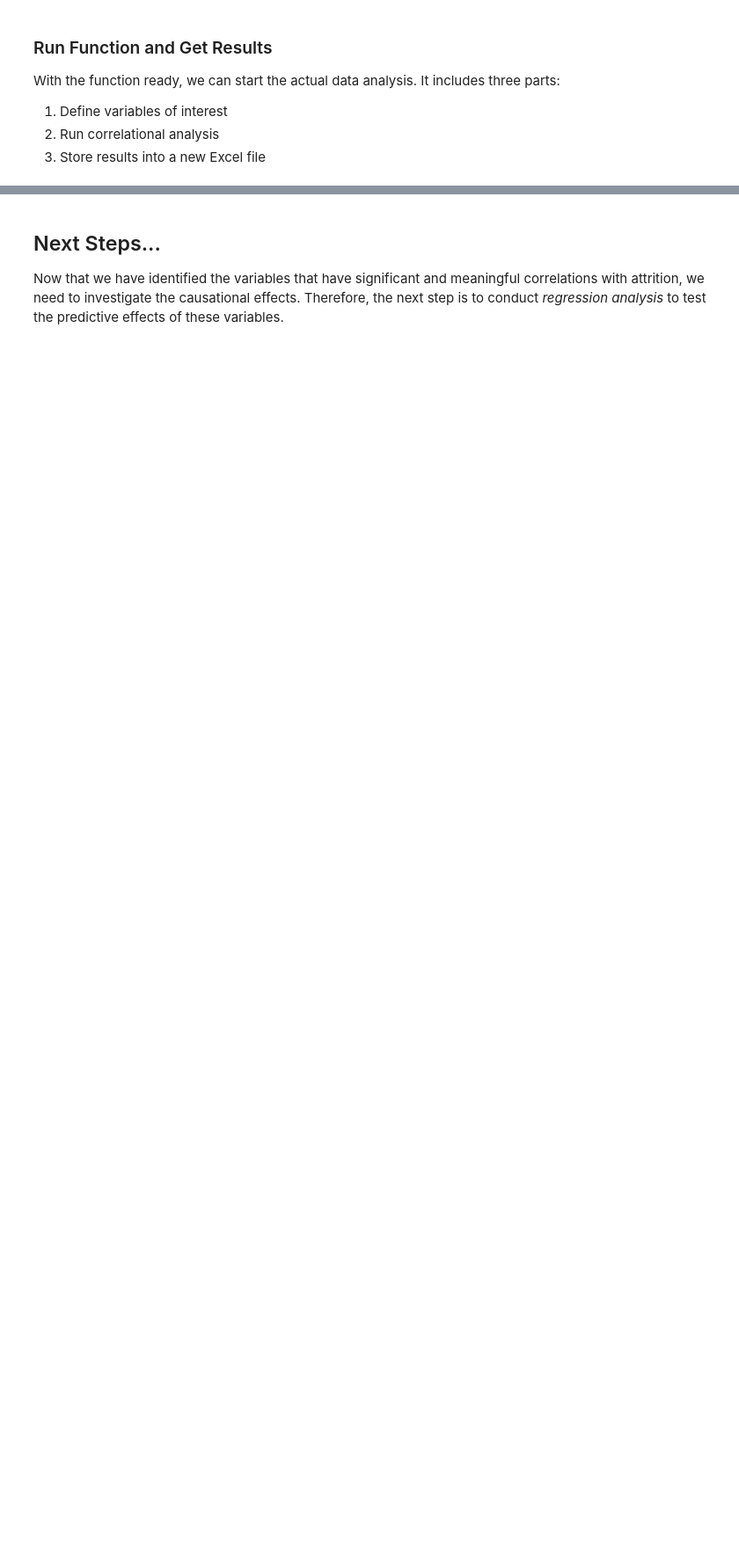
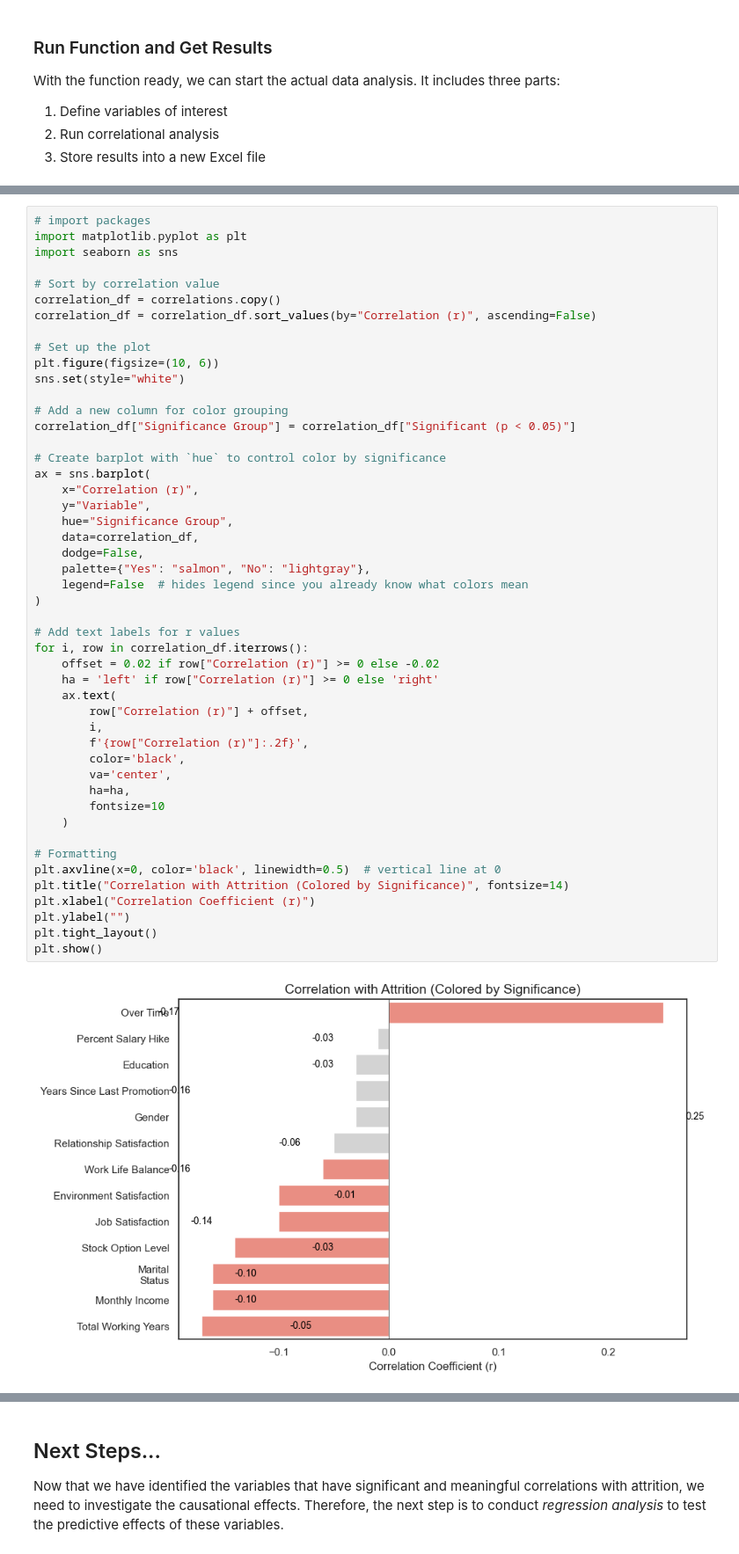
Before and after one commit to candychenye129/employee-attrition, a Jupyter notebook: Data Analysis.ipynb, the cells around one changed output, grey strips where cells are left out. Shown at 88% size. Drawn from its saved outputs; the diff is of its cells as text; blank space fills up the shorter version.

Commit message:
Updated reliability + correlational analysis

```diff
--- a/Data Analysis.ipynb
+++ b/Data Analysis.ipynb
@@ -175,0 +167,50 @@ with pd.ExcelWriter("correlation_results.xlsx",
+# %%
+# import packages
+import matplotlib.pyplot as plt
+import seaborn as sns
+
+# Sort by correlation value
+correlation_df = correlations.copy()
+correlation_df = correlation_df.sort_values(by="Correlation (r)", ascending=False)
+
+# Set up the plot
+plt.figure(figsize=(10, 6))
+sns.set(style="white")
+
+# Add a new column for color grouping
+correlation_df["Significance Group"] = correlation_df["Significant (p < 0.05)"]
+
+# Create barplot with `hue` to control color by significance
+ax = sns.barplot(
+    x="Correlation (r)",
+    y="Variable",
+    hue="Significance Group",
+    data=correlation_df,
+    dodge=False,
+    palette={"Yes": "salmon", "No": "lightgray"},
+    legend=False  # hides legend since you already know what colors mean
+)
+
+# Add text labels for r values
+for i, row in correlation_df.iterrows():
+    offset = 0.02 if row["Correlation (r)"] >= 0 else -0.02
+    ha = 'left' if row["Correlation (r)"] >= 0 else 'right'
+    ax.text(
+        row["Correlation (r)"] + offset,
+        i,
+        f'{row["Correlation (r)"]:.2f}',
+        color='black',
+        va='center',
+        ha=ha,
+        fontsize=10
+    )
+
+# Formatting
+plt.axvline(x=0, color='black', linewidth=0.5)  # vertical line at 0
+plt.title("Correlation with Attrition (Colored by Significance)", fontsize=14)
+plt.xlabel("Correlation Coefficient (r)")
+plt.ylabel("")
+plt.tight_layout()
+plt.show()
+# %% [output]
+[figure, added]
```
Also changed, not shown: parts of 9 cells of this notebook, 11 other files.
